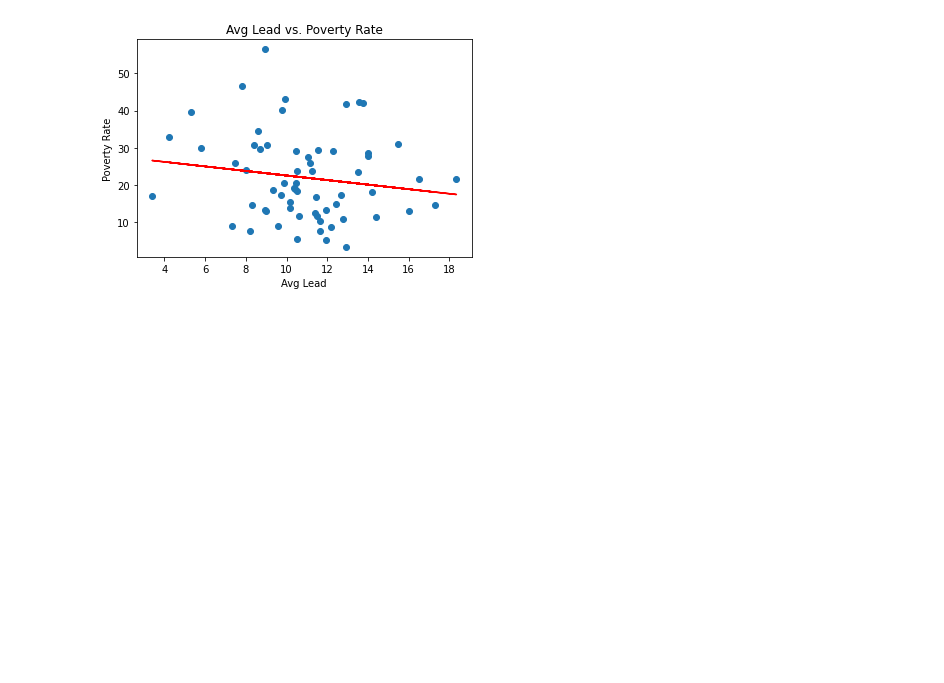
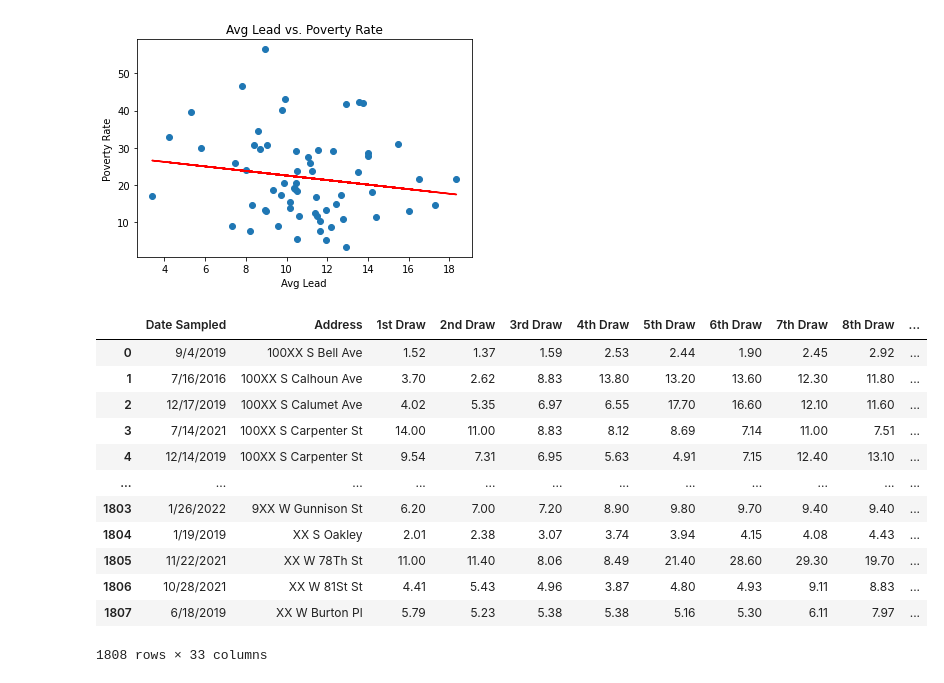
Before and after one commit to Environmental-Research-Group/data_analysis_22_23, a Jupyter notebook: kevinlin/intro.ipynb, the cells around one changed output. Cells and saved outputs as stored; diff of their text form; code cells hidden in the pictures; blank space fills up the shorter version.

```diff
--- a/kevinlin/intro.ipynb
+++ b/kevinlin/intro.ipynb
@@ -443,0 +447,17 @@ regplot(df["avg draws"], df["PERCENT HOUSEHOLDS BELOW POVERTY"], "Avg Lead", "Po
+# %%
+df = pd.read_csv("sequential_cleaned+geo_cleaned.csv")
+df
+# %% [output]
+|  | Date Sampled | Address | 1st Draw | 2nd Draw | 3rd Draw | 4th Draw | 5th Draw | 6th Draw | 7th Draw | 8th Draw | ... |
+| 0 | 9/4/2019 | 100XX S Bell Ave | 1.52 | 1.37 | 1.59 | 2.53 | 2.44 | 1.90 | 2.45 | 2.92 | ... |
+| 1 | 7/16/2016 | 100XX S Calhoun Ave | 3.70 | 2.62 | 8.83 | 13.80 | 13.20 | 13.60 | 12.30 | 11.80 | ... |
+| 2 | 12/17/2019 | 100XX S Calumet Ave | 4.02 | 5.35 | 6.97 | 6.55 | 17.70 | 16.60 | 12.10 | 11.60 | ... |
+| 3 | 7/14/2021 | 100XX S Carpenter St | 14.00 | 11.00 | 8.83 | 8.12 | 8.69 | 7.14 | 11.00 | 7.51 | ... |
+| 4 | 12/14/2019 | 100XX S Carpenter St | 9.54 | 7.31 | 6.95 | 5.63 | 4.91 | 7.15 | 12.40 | 13.10 | ... |
+| ... | ... | ... | ... | ... | ... | ... | ... | ... | ... | ... | ... |
+| 1803 | 1/26/2022 | 9XX W Gunnison St | 6.20 | 7.00 | 7.20 | 8.90 | 9.80 | 9.70 | 9.40 | 9.40 | ... |
+| 1804 | 1/19/2019 | XX S Oakley | 2.01 | 2.38 | 3.07 | 3.74 | 3.94 | 4.15 | 4.08 | 4.43 | ... |
+| 1805 | 11/22/2021 | XX W 78Th St | 11.00 | 11.40 | 8.06 | 8.49 | 21.40 | 28.60 | 29.30 | 19.70 | ... |
+| 1806 | 10/28/2021 | XX W 81St St | 4.41 | 5.43 | 4.96 | 3.87 | 4.80 | 4.93 | 9.11 | 8.83 | ... |
+| 1807 | 6/18/2019 | XX W Burton Pl | 5.79 | 5.23 | 5.38 | 5.38 | 5.16 | 5.30 | 6.11 | 7.97 | ... |
+1808 rows × 33 columns
```
Also changed, not shown: parts of 2 cells of this notebook, 1 other file.
